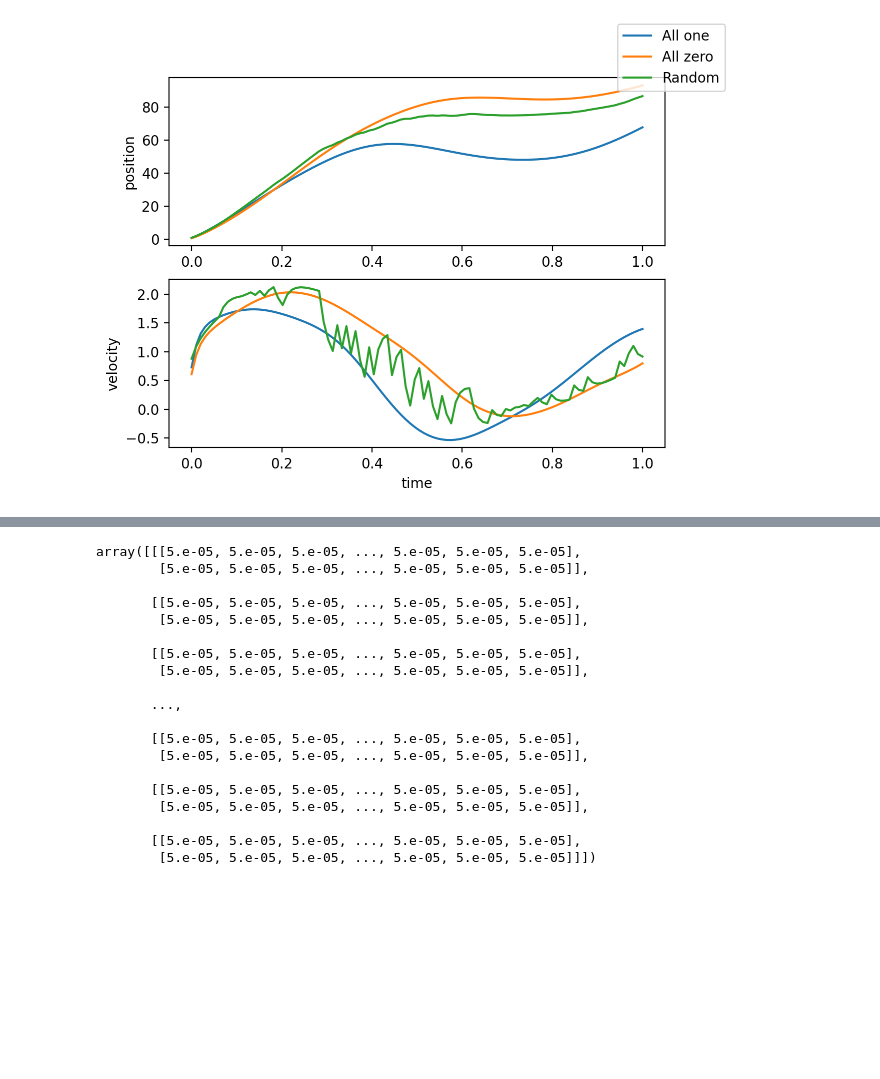
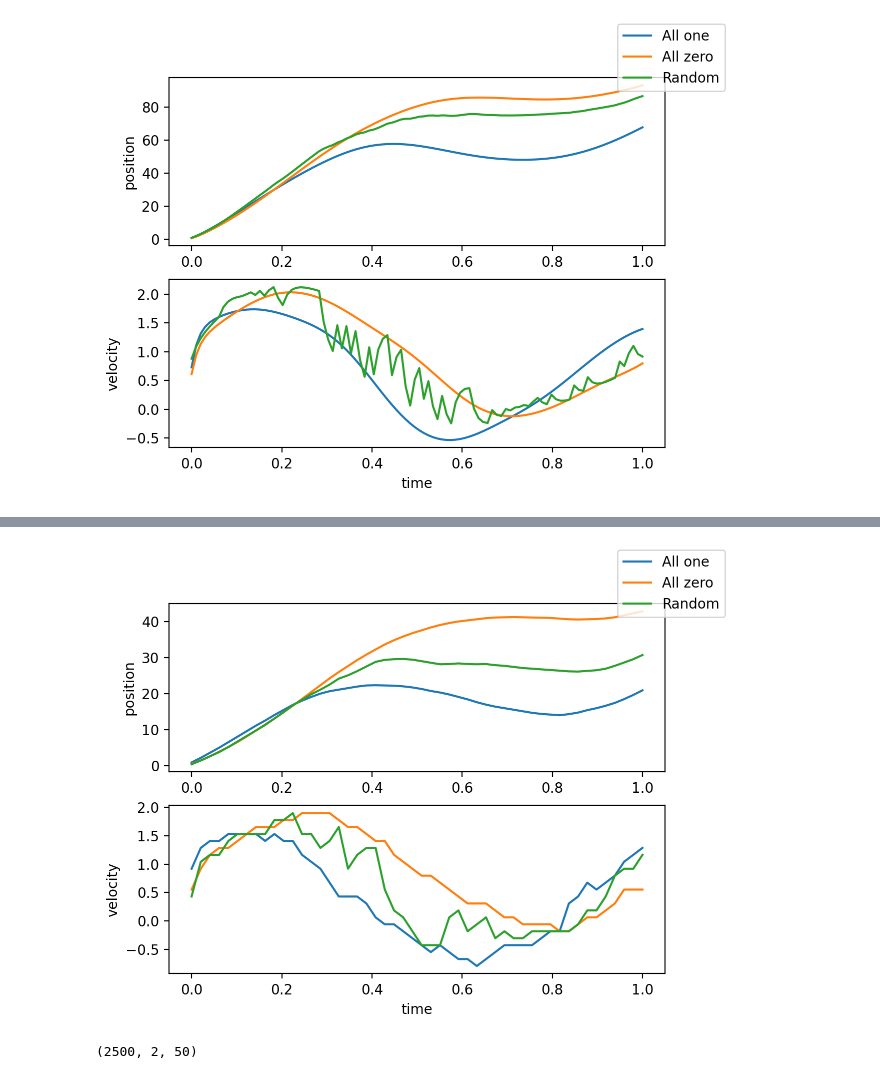
Before and after one commit to AurelienNioche/MAppModels, a Jupyter notebook: the-ball-2.ipynb, the cells around one changed output, grey strips where cells are left out. Cells and saved outputs as stored; diff of their text form; code cells hidden in the pictures; blank space fills up the shorter version.

```diff
--- a/the-ball-2.ipynb
+++ b/the-ball-2.ipynb
@@ -265,29 +265,7 @@ plt.imshow(p[:, 1, :], aspect="auto")
 # %%
-est = np.ones((size_space, n_action, n_velocity))
-for i in range(n_velocity):
-    est[:, :, i] /= np.sum(est[:, :, i])
+# est = np.ones((size_space, n_action, n_velocity))
+# for i in range(n_velocity):
+#     est[:, :, i] /= np.sum(est[:, :, i])
-# %%
-est
-# %% [output]
-array([[[5.e-05, 5.e-05, 5.e-05, ..., 5.e-05, 5.e-05, 5.e-05],
-        [5.e-05, 5.e-05, 5.e-05, ..., 5.e-05, 5.e-05, 5.e-05]],
-
-       [[5.e-05, 5.e-05, 5.e-05, ..., 5.e-05, 5.e-05, 5.e-05],
-        [5.e-05, 5.e-05, 5.e-05, ..., 5.e-05, 5.e-05, 5.e-05]],
-
-       [[5.e-05, 5.e-05, 5.e-05, ..., 5.e-05, 5.e-05, 5.e-05],
-        [5.e-05, 5.e-05, 5.e-05, ..., 5.e-05, 5.e-05, 5.e-05]],
-
-       ...,
-
-       [[5.e-05, 5.e-05, 5.e-05, ..., 5.e-05, 5.e-05, 5.e-05],
-        [5.e-05, 5.e-05, 5.e-05, ..., 5.e-05, 5.e-05, 5.e-05]],
-
-       [[5.e-05, 5.e-05, 5.e-05, ..., 5.e-05, 5.e-05, 5.e-05],
-        [5.e-05, 5.e-05, 5.e-05, ..., 5.e-05, 5.e-05, 5.e-05]],
-
-       [[5.e-05, 5.e-05, 5.e-05, ..., 5.e-05, 5.e-05, 5.e-05],
-        [5.e-05, 5.e-05, 5.e-05, ..., 5.e-05, 5.e-05, 5.e-05]]])
 # %%
 all_hist_pos = []
 all_hist_vel = []
@@ -300,33 +278,35 @@ for policy in policies:
     for t in timestep:
         if policy == "all-one":
             a = 1
         elif policy == "all-zero":
             a = 0
         elif policy == "random":
             a = np.random.choice([0, 1])
         else:
             raise ValueError
         space_index = space.index((v, t))
-        p_ = p[space_index, a]
+        p_ = p[space_index, a, :]
         v = np.random.choice(velocity, p=p_)
         pos += v
         hist_pos.append(pos)
         hist_vel.append(v)
 
     all_hist_pos.append(hist_pos)
     all_hist_vel.append(hist_vel)
 
 fig, axes = plt.subplots(nrows=2)
 for i in range(len(policies)):
     label = policies[i].replace("-", " ").capitalize()
     pos = all_hist_pos[i]
     vel = all_hist_vel[i]
-    x = np.linspace(0, 1, n_step)
+    x = np.linspace(0, 1, n_timestep)
     axes[0].plot(x, pos, color=f"C{i}", label=label)
     axes[1].plot(x, vel, color=f"C{i}")
     axes[0].set_ylabel("position")
     axes[1].set_ylabel("velocity")
     axes[1].set_xlabel("time")
 
 fig.legend();
+# %% [output]
+[figure, added]
 # %%
@@ -368,0 +358,10 @@ for t in timestep:
+# %%
+e_p = np.zeros_like(alpha_phi)
+for s_index in range(len(space)):
+    for a_index in range(len(action)):
+        sum_col = np.sum(alpha_phi[s_index, a_index, :])
+        if sum_col > 0:
+            e_p[s_index, a_index, :] = alpha_phi[s_index, a_index, :] /  sum_col
+print(e_p.shape)
+# %% [output]
+(2500, 2, 50)
```
Also changed, not shown: parts of 6 cells of this notebook.
